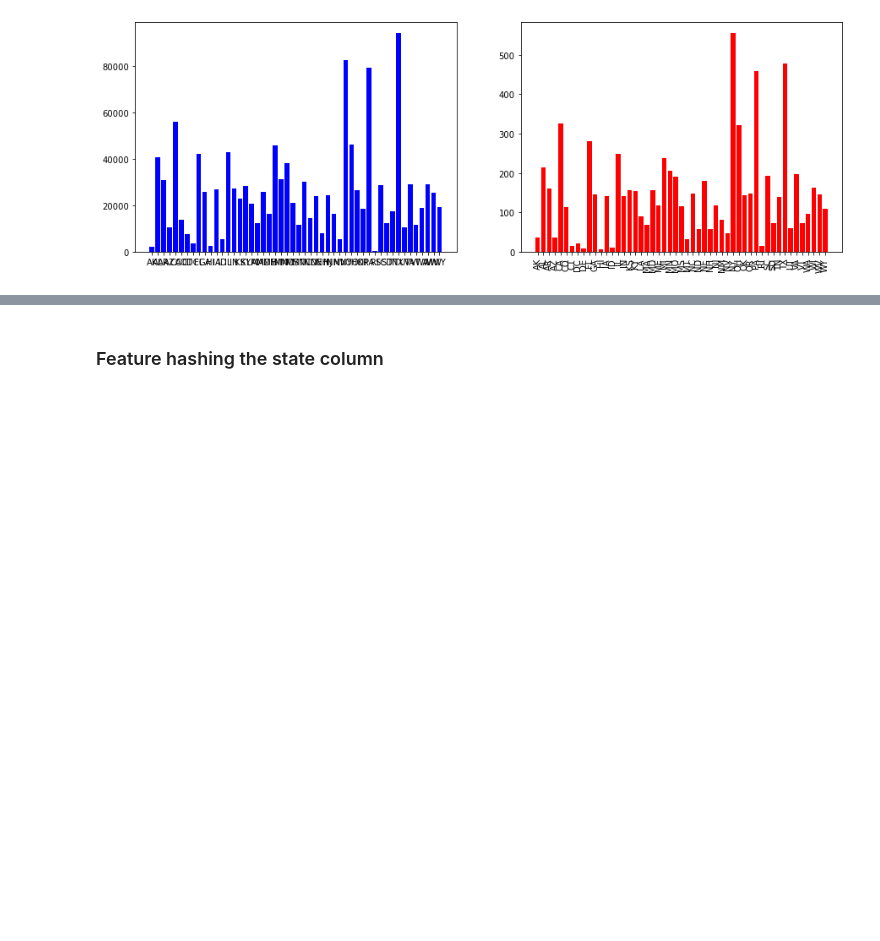
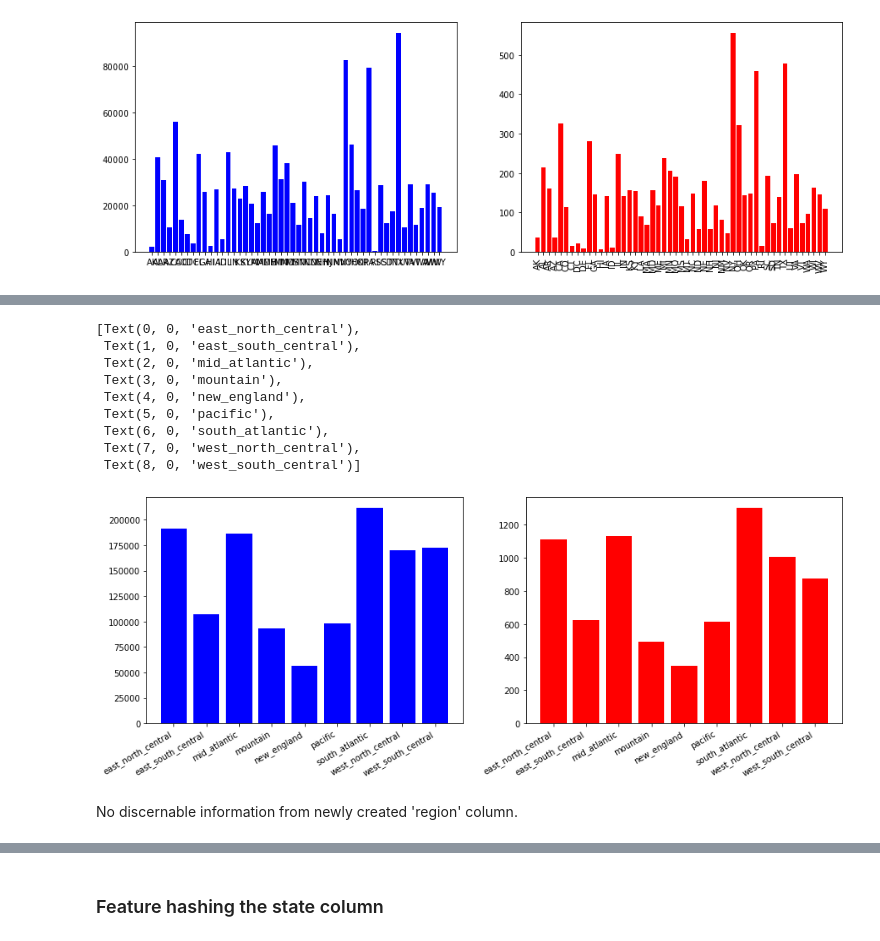
Before and after one commit to cchung106/Capstone-Two, a Jupyter notebook: Notebooks/02_EDA.ipynb, the cells around one changed output, grey strips where cells are left out. Saved outputs shown, nothing was run; the diff lists cells and outputs as text; code cells hidden in the pictures; blank space fills up the shorter version.

```diff
--- a/Notebooks/02_EDA.ipynb
+++ b/Notebooks/02_EDA.ipynb
@@ -43,0 +44,5 @@ cc_data.drop(['street', 'city', 'zip'], axis=1, inplace=True)
+# %%
+#Convert 'cc_num' to object
+cc_data['cc_num'] = cc_data['cc_num'].apply(str)
+
+cc_data.info()
@@ -307,3 +340,17 @@ plt.xticks(rotation=90)
 plt.show()
 # %% [output]
 [figure]
+# %%
+#Group states by region
+new_england = ['ME', 'VT', 'NH', 'MA', 'CT', 'RI']
+mid_atlantic =['NY', 'PA', 'NJ']
+east_north_central = ['WI', 'MI', 'IL', 'IN', 'OH']
+west_north_central = ['ND', 'MN', 'SD', 'NE', 'IA', 'KS', 'MO']
+south_atlantic = ['WV', 'MD', 'DC', 'DE', 'VA', 'NC', 'SC', 'GA', 'FL']
+east_south_central = ['KY', 'TN', 'MS', 'AL']
+west_south_central = ['TX', 'OK', 'AR', 'LA']
+mountain = ['MT','ID', 'WY', 'NV', 'UT', 'CO', 'AZ', 'NM']
+pacific = ['AK', 'WA', 'OR', 'CA', 'HI']
+
+#check length
+len(new_england) + len(mid_atlantic) + len(east_north_central) + len(west_north_central) + len(south_atlantic) + len(east_south_central) + len(west_south_central) + len(mountain) + len(pacific)
@@ -309,0 +401,38 @@ plt.show()
+# %%
+#Redefine valid and fraud dataframes
+cc_data_fraud = cc_data[cc_data['is_fraud']==1]
+cc_data_valid = cc_data[cc_data['is_fraud']==0]
+# %%
+#Plot bar graph of transactions by region
+valid_region_count = cc_data_valid['region'].value_counts().sort_index()
+fraud_region_count = cc_data_fraud['region'].value_counts().sort_index()
+
+fig, (ax1, ax2) = plt.subplots(1, 2, figsize=(15, 5))
+
+# Define bar width.
+bar_width = 0.8
+
+# Note we add the `width` parameter now which sets the width of each bar.
+b1 = ax1.bar(valid_region_count.index, valid_region_count, width = bar_width, color = 'blue')
+#plt.xticks(rotation=90)
+
+b2 = ax2.bar(fraud_region_count.index, fraud_region_count, width = bar_width, color = 'red')
+#plt.xticks(rotation=90)
+
+plt.draw()
+
+ax1.set_xticklabels(ax1.get_xticklabels(), rotation=30, ha='right')
+ax2.set_xticklabels(ax2.get_xticklabels(), rotation=30, ha='right')
+# %% [output]
+[Text(0, 0, 'east_north_central'),
+ Text(1, 0, 'east_south_central'),
+ Text(2, 0, 'mid_atlantic'),
+ Text(3, 0, 'mountain'),
+ Text(4, 0, 'new_england'),
+ Text(5, 0, 'pacific'),
+ Text(6, 0, 'south_atlantic'),
+ Text(7, 0, 'west_north_central'),
+ Text(8, 0, 'west_south_central')]
+[figure, added]
+# %% [markdown]
+No discernable information from newly created 'region' column.
```
Also changed, not shown: parts of 26 cells of this notebook.
